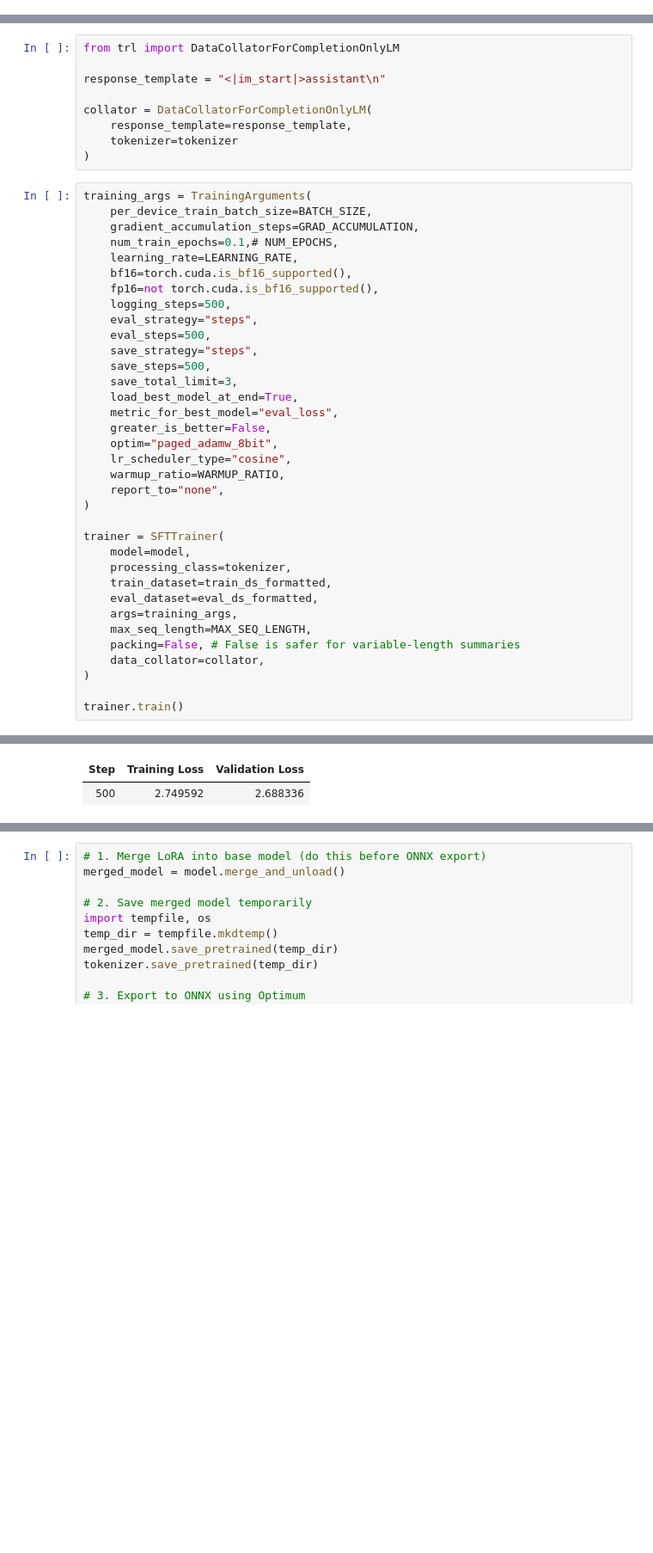
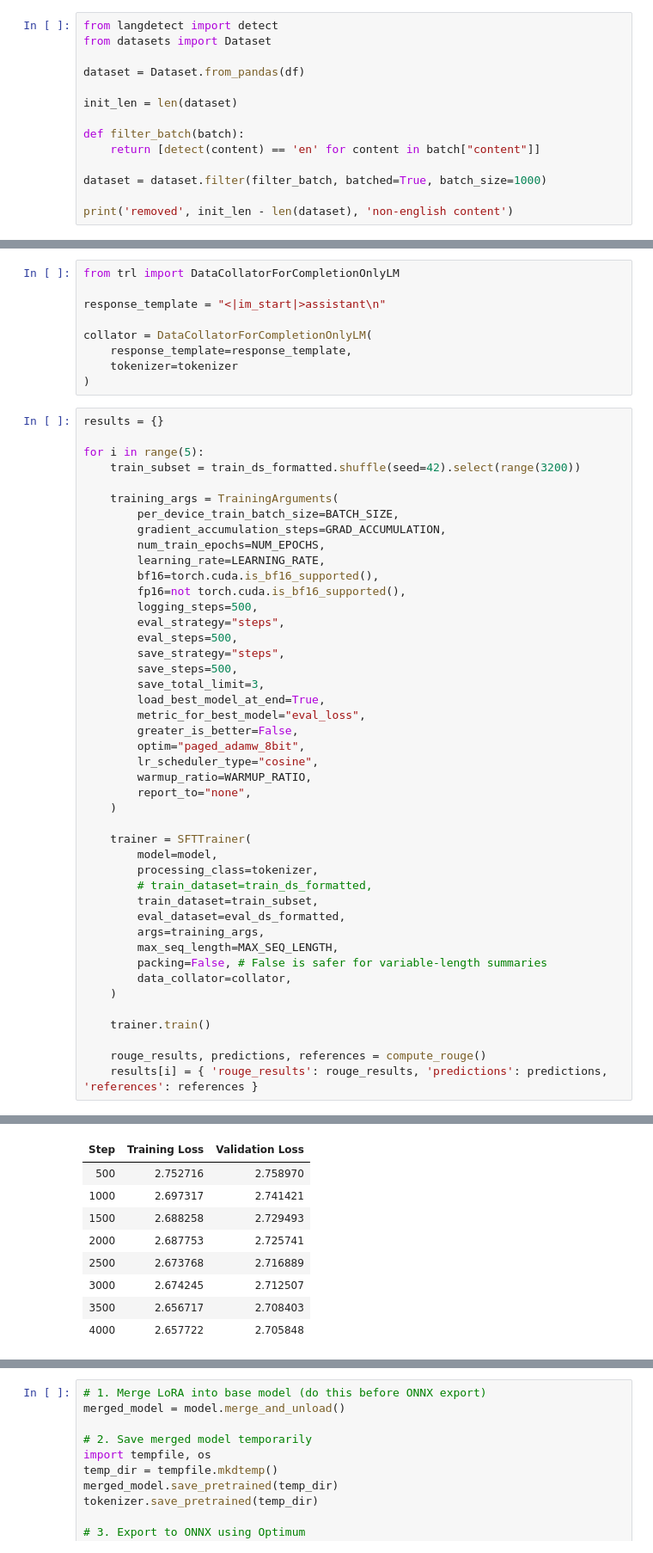
Before and after one commit to ankorn/redred, a Jupyter notebook: model/train.ipynb, the cells around one changed output, grey strips where cells are left out. Shown at 86% size. Cells and saved outputs as stored; diff of their text form; blank space fills up the shorter version.

Commit message:
rouge dynamic

```diff
--- a/model/train.ipynb
+++ b/model/train.ipynb
@@ -227,3 +220,17 @@ df = df[df['content'].str.len() < 3500]
 print('removed', init_len - len(df), 'too long content')
 # %% [output]
 removed 5301 too long content
+# %%
+from langdetect import detect
+from datasets import Dataset
+
+dataset = Dataset.from_pandas(df)
+
+init_len = len(dataset)
+
+def filter_batch(batch):
+    return [detect(content) == 'en' for content in batch["content"]]
+
+dataset = dataset.filter(filter_batch, batched=True, batch_size=1000)
+
+print('removed', init_len - len(dataset), 'non-english content')
@@ -308,40 +377,49 @@ collator = DataCollatorForCompletionOnlyLM(
     tokenizer=tokenizer
 )
 # %%
-training_args = TrainingArguments(
-    per_device_train_batch_size=BATCH_SIZE,
-    gradient_accumulation_steps=GRAD_ACCUMULATION,
-    num_train_epochs=0.1,# NUM_EPOCHS,
-    learning_rate=LEARNING_RATE,
-    bf16=torch.cuda.is_bf16_supported(),
-    fp16=not torch.cuda.is_bf16_supported(),
-    logging_steps=500,
-    eval_strategy="steps",
-    eval_steps=500,
-    save_strategy="steps",
-    save_steps=500,
-    save_total_limit=3,
-    load_best_model_at_end=True,
-    metric_for_best_model="eval_loss",
-    greater_is_better=False,
-    optim="paged_adamw_8bit",
-    lr_scheduler_type="cosine",
-    warmup_ratio=WARMUP_RATIO,
-    report_to="none",
-)
+results = {}
 
-trainer = SFTTrainer(
-    model=model,
-    processing_class=tokenizer,
-    train_dataset=train_ds_formatted,
-    eval_dataset=eval_ds_formatted,
-    args=training_args,
-    max_seq_length=MAX_SEQ_LENGTH,
-    packing=False, # False is safer for variable-length summaries
-    data_collator=collator,
-)
+for i in range(5):
+    train_subset = train_ds_formatted.shuffle(seed=42).select(range(3200))
 
-trainer.train()
+    training_args = TrainingArguments(
+        per_device_train_batch_size=BATCH_SIZE,
+        gradient_accumulation_steps=GRAD_ACCUMULATION,
+        num_train_epochs=NUM_EPOCHS,
+        learning_rate=LEARNING_RATE,
+        bf16=torch.cuda.is_bf16_supported(),
+        fp16=not torch.cuda.is_bf16_supported(),
+        logging_steps=500,
+        eval_strategy="steps",
+        eval_steps=500,
+        save_strategy="steps",
+        save_steps=500,
+        save_total_limit=3,
+        load_best_model_at_end=True,
+        metric_for_best_model="eval_loss",
+        greater_is_better=False,
+        optim="paged_adamw_8bit",
+        lr_scheduler_type="cosine",
+        warmup_ratio=WARMUP_RATIO,
+        report_to="none",
+    )
+
+    trainer = SFTTrainer(
+        model=model,
+        processing_class=tokenizer,
+        # train_dataset=train_ds_formatted,
+        train_dataset=train_subset,
+        eval_dataset=eval_ds_formatted,
+        args=training_args,
+        max_seq_length=MAX_SEQ_LENGTH,
+        packing=False, # False is safer for variable-length summaries
+        data_collator=collator,
+    )
+
+    trainer.train()
+
+    rouge_results, predictions, references = compute_rouge()
+    results[i] = { 'rouge_results': rouge_results, 'predictions': predictions, 'references': references }
 # %% [output]
 warmup_ratio is deprecated and will be removed in v5.2. Use `warmup_steps` instead.
 
@@ -353,2 +431,9 @@ The tokenizer has new PAD/BOS/EOS tokens that differ from the model config and g
 | Step | Training Loss | Validation Loss |
-| 500 | 2.749592 | 2.688336 |
+| 500 | 2.752716 | 2.758970 |
+| 1000 | 2.697317 | 2.741421 |
+| 1500 | 2.688258 | 2.729493 |
+| 2000 | 2.687753 | 2.725741 |
+| 2500 | 2.673768 | 2.716889 |
+| 3000 | 2.674245 | 2.712507 |
+| 3500 | 2.656717 | 2.708403 |
+| 4000 | 2.657722 | 2.705848 |
```
Also changed, not shown: parts of 17 cells of this notebook, 1 other file.
